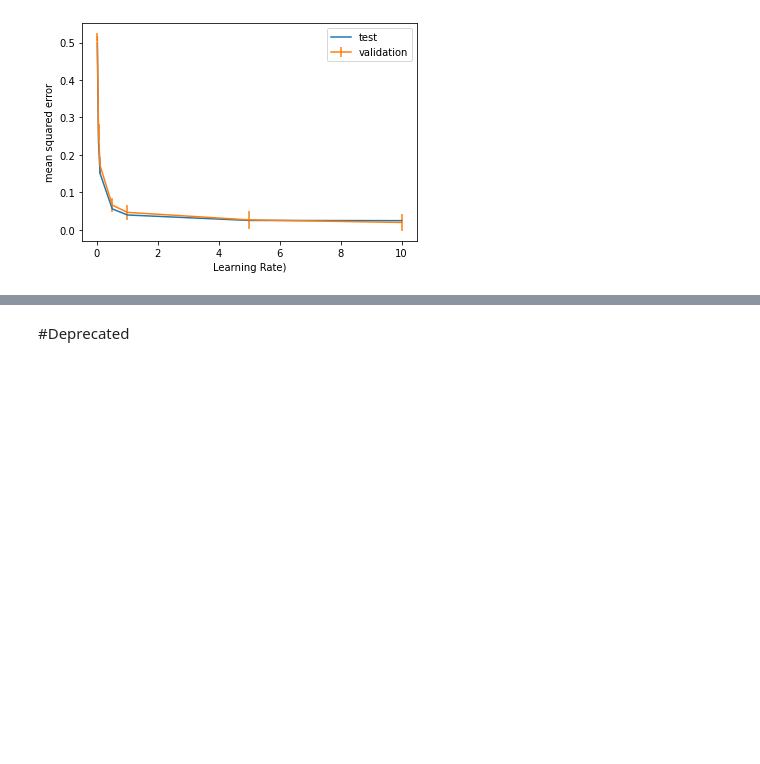
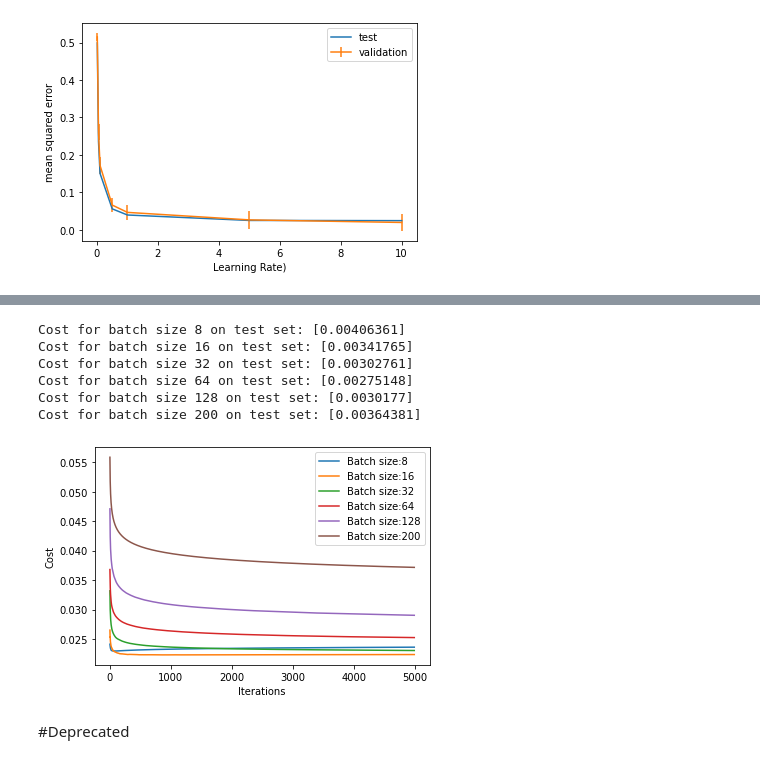
Before and after one commit to VenissaCarolQuadros/COMP551, a Jupyter notebook: COMP551_A1.ipynb, the cells around one changed output, grey strips where cells are left out. Saved outputs shown, nothing was run; the diff lists cells and outputs as text; code cells hidden in the pictures; blank space fills up the shorter version.

```diff
--- a/COMP551_A1.ipynb
+++ b/COMP551_A1.ipynb
@@ -687,7 +687,10 @@ plt.show()
 # %%
 optimizer = StochasticGradientDescent(learning_rate=5, max_iters=5000, record_history=False)#GradientDescent(learning_rate=.0003, max_iters=5000, record_history=False)
 model= LogisticRegression()
-W=model.fitSGD(X_train1, Y_train1, optimizer, 10)
+W=model.fitSGD(X_train1, Y_train1, optimizer, 24)
 Ypredict=model.predict(X_test1)
-print(model.cost_fn(np.c_[np.ones((X_test1).shape[0]), (X_test1)] , np.squeeze(Y_test1), W))
+Ypredict1=model.predict(X_train1)
+print("Weights:", W)
+print("MSE Cost for train set:", model.cost_fn(np.c_[np.ones((X_train1).shape[0]), (X_train1)] , np.squeeze(Y_train1), W))
+print("MSE Cost for test set:", model.cost_fn(np.c_[np.ones((X_test1).shape[0]), (X_test1)] , np.squeeze(Y_test1), W))
 # %% [output]
@@ -695,29 +757,30 @@ print(model.cost_fn(np.c_[np.ones((X_test1).shape[0]), (X_test1)] , np.squeeze(Y
 # %%
 model= LogisticRegression()
-batch_sizes=[8, 16, 32, 64, 128, 256, 512, len(X_train)]
+batch_sizes=[8, 16, 32, 64, 128, len(X_train1)]
 weight_history=[]
 for batch_size in batch_sizes:
     #for i, lr in enumerate(learning_rates):
-    optimizer = StochasticGradientDescent(learning_rate=0.5, max_iters=1000, record_history=True)
-    W=model.fitSGD(X_train, Y_train, optimizer, batch_size)
-    Ypredict=model.predict(X_test)
-    print("MSE for batch size", batch_size, "on test set:", 0.5*np.mean((Y_test-Ypredict)**2, axis=0))
-    costs1=[]
-    costs2=[]
+    optimizer = StochasticGradientDescent(learning_rate=5, max_iters=5000, record_history=True)
+    W=model.fitSGD(X_train1, Y_train1, optimizer, batch_size)
+    Ypredict=model.predict(X_test1)
+    print("Cost for batch size", batch_size, "on test set:", 0.5*np.mean((Y_test1-Ypredict)**2, axis=0))
+    costs=[]
     for w in optimizer.w_history:
-      yh =  np.c_[np.ones((X_test).shape[0]), (X_test)]  @ w[:,0]
-      costs1.append(0.5*np.mean((Y_test[:,0]-yh)**2, axis=0))
-      yh =  np.c_[np.ones((X_test).shape[0]), (X_test)]  @ w[:,1]
-      costs2.append(0.5*np.mean((Y_test[:,1]-yh)**2, axis=0))
-    if (costs1[5]<5000 and costs2[5]<5000):
-      plt.plot(np.arange(len(costs1[5:])), costs1[5:], label='Batch size:'+str(batch_size)+", Y1")
-      #plt.plot(np.arange(len(costs2[5:])), costs2[5:], label='Batch size:'+str(batch_size)+", Y2")
+      costs.append(model.cost_fn(np.c_[np.ones((X_test1).shape[0]), (X_test1)] , np.squeeze(Y_test1), w))
+    plt.plot(np.arange(len(costs[3:])), costs[3:], label='Batch size:'+str(batch_size))
 
 plt.legend(bbox_to_anchor=(1, 1))
-plt.ylabel("Mean squared error")
+plt.ylabel("Cost")
 plt.xlabel("Iterations")
-
 plt.show()
+# %% [output]
+Cost for batch size 8 on test set: [0.00406361]
+Cost for batch size 16 on test set: [0.00341765]
+Cost for batch size 32 on test set: [0.00302761]
+Cost for batch size 64 on test set: [0.00275148]
+Cost for batch size 128 on test set: [0.0030177]
+Cost for batch size 200 on test set: [0.00364381]
+[figure, added]
 # %% [markdown]
 #Deprecated
 # %% [markdown]
```
Also changed, not shown: parts of 4 cells of this notebook.
